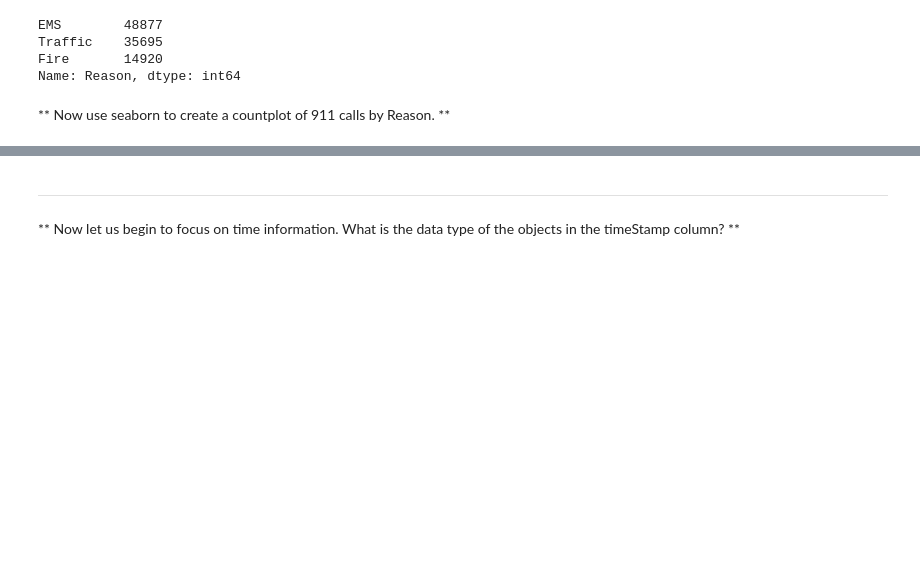
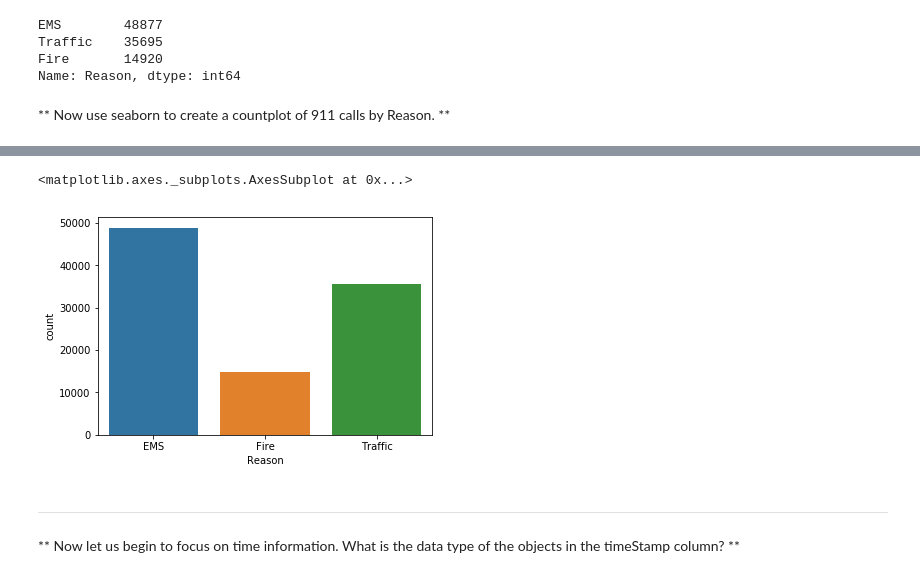
Before and after one commit to kayaen/DataCapstoneProject, a Jupyter notebook: 911 Calls Data Capstone Project .ipynb, the cells around one changed output, grey strips where cells are left out. Drawn from its saved outputs; the diff is of its cells as text; code cells hidden in the pictures; blank space fills up the shorter version.

```diff
--- a/911 Calls Data Capstone Project .ipynb
+++ b/911 Calls Data Capstone Project .ipynb
@@ -128,3 +124,8 @@ Name: Reason, dtype: int64
+# %%
+sns.countplot(df['Reason'])
+# %% [output]
+<matplotlib.axes._subplots.AxesSubplot at 0x...>
+[figure, added]
 # %% [markdown]
 ___
 ** Now let us begin to focus on time information. What is the data type of the objects in the timeStamp column? **
```
Also changed, not shown: parts of 38 cells of this notebook.
